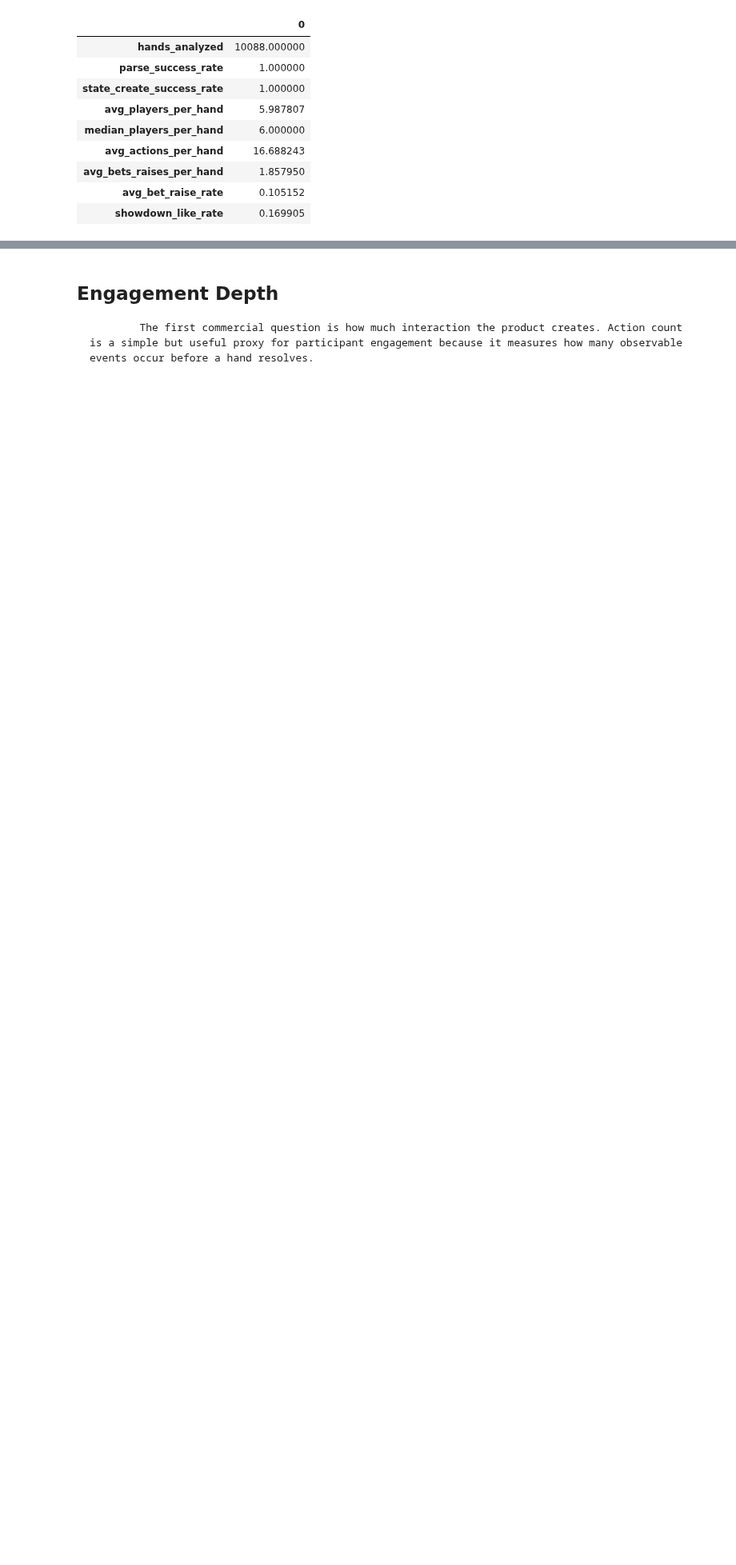
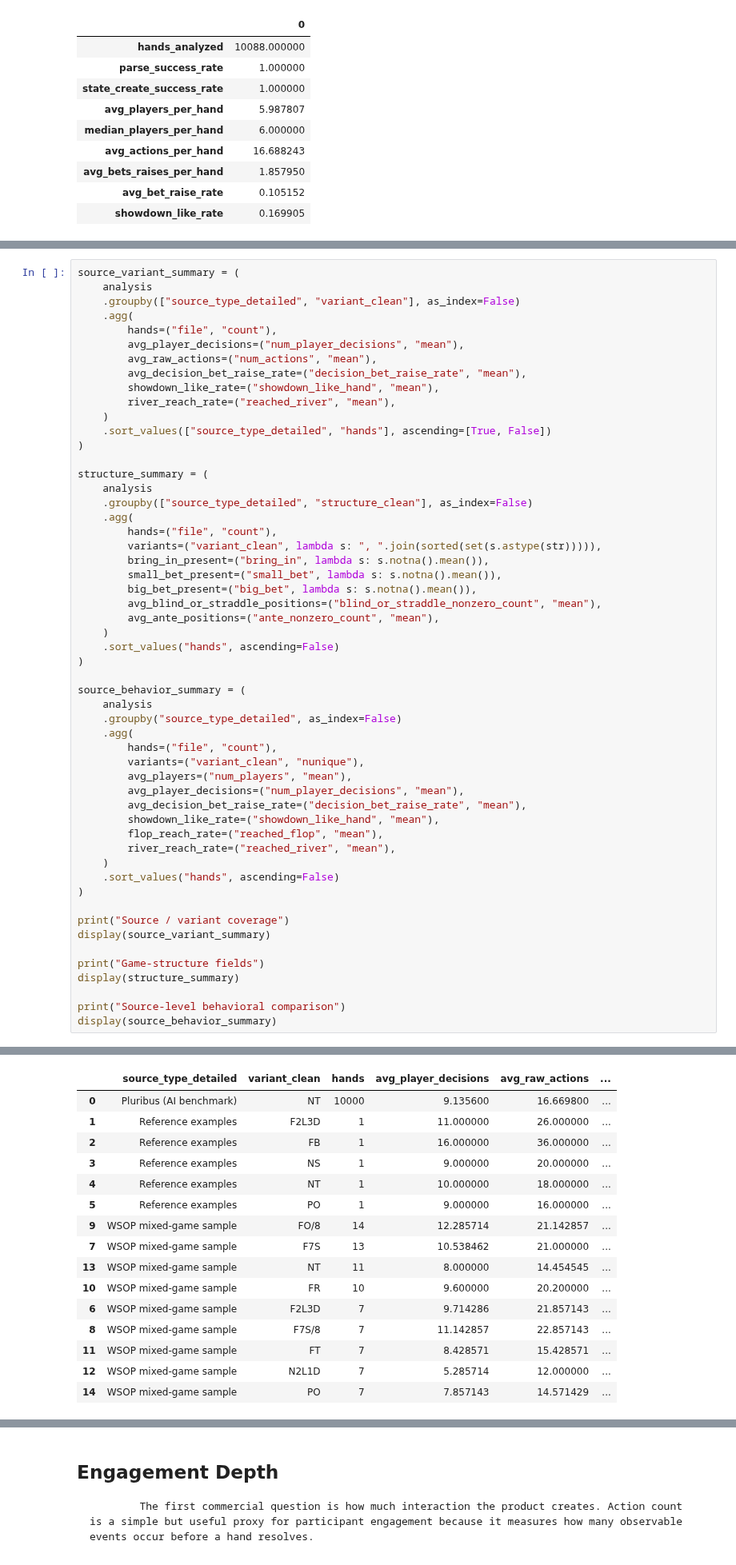
Before and after one commit to huntbrian1/pokerproject, a Jupyter notebook: notebooks/PokerProject2_behavioral_analytics.ipynb, the cells around one changed output, grey strips where cells are left out. Shown at 80% size. Drawn from its saved outputs; the diff is of its cells as text; blank space fills up the shorter version.

Commit message:
Strengthen PHH behavioral analytics case study

```diff
--- a/notebooks/PokerProject2_behavioral_analytics.ipynb
+++ b/notebooks/PokerProject2_behavioral_analytics.ipynb
@@ -741,0 +870,55 @@ commercial_summary.T
+# %%
+source_variant_summary = (
+    analysis
+    .groupby(["source_type_detailed", "variant_clean"], as_index=False)
+    .agg(
+        hands=("file", "count"),
+        avg_player_decisions=("num_player_decisions", "mean"),
+        avg_raw_actions=("num_actions", "mean"),
+        avg_decision_bet_raise_rate=("decision_bet_raise_rate", "mean"),
+        showdown_like_rate=("showdown_like_hand", "mean"),
+        river_reach_rate=("reached_river", "mean"),
+    )
+    .sort_values(["source_type_detailed", "hands"], ascending=[True, False])
+)
+
+structure_summary = (
+    analysis
+    .groupby(["source_type_detailed", "structure_clean"], as_index=False)
+    .agg(
+        hands=("file", "count"),
+        variants=("variant_clean", lambda s: ", ".join(sorted(set(s.astype(str))))),
+        bring_in_present=("bring_in", lambda s: s.notna().mean()),
+        small_bet_present=("small_bet", lambda s: s.notna().mean()),
+        big_bet_present=("big_bet", lambda s: s.notna().mean()),
+        avg_blind_or_straddle_positions=("blind_or_straddle_nonzero_count", "mean"),
+        avg_ante_positions=("ante_nonzero_count", "mean"),
+    )
+    .sort_values("hands", ascending=False)
+)
+
+source_behavior_summary = (
+    analysis
+    .groupby("source_type_detailed", as_index=False)
+    .agg(
+        hands=("file", "count"),
+        variants=("variant_clean", "nunique"),
+        avg_players=("num_players", "mean"),
+        avg_player_decisions=("num_player_decisions", "mean"),
+        avg_decision_bet_raise_rate=("decision_bet_raise_rate", "mean"),
+        showdown_like_rate=("showdown_like_hand", "mean"),
+        flop_reach_rate=("reached_flop", "mean"),
+        river_reach_rate=("reached_river", "mean"),
+    )
+    .sort_values("hands", ascending=False)
+)
+
+print("Source / variant coverage")
+display(source_variant_summary)
+
+print("Game-structure fields")
+display(structure_summary)
+
+print("Source-level behavioral comparison")
+display(source_behavior_summary)
+# %% [output]
@@ -741,0 +926,16 @@ commercial_summary.T
+|  | source_type_detailed | variant_clean | hands | avg_player_decisions | avg_raw_actions | ... |
+| 0 | Pluribus (AI benchmark) | NT | 10000 | 9.135600 | 16.669800 | ... |
+| 1 | Reference examples | F2L3D | 1 | 11.000000 | 26.000000 | ... |
+| 2 | Reference examples | FB | 1 | 16.000000 | 36.000000 | ... |
+| 3 | Reference examples | NS | 1 | 9.000000 | 20.000000 | ... |
+| 4 | Reference examples | NT | 1 | 10.000000 | 18.000000 | ... |
+| 5 | Reference examples | PO | 1 | 9.000000 | 16.000000 | ... |
+| 9 | WSOP mixed-game sample | FO/8 | 14 | 12.285714 | 21.142857 | ... |
+| 7 | WSOP mixed-game sample | F7S | 13 | 10.538462 | 21.000000 | ... |
+| 13 | WSOP mixed-game sample | NT | 11 | 8.000000 | 14.454545 | ... |
+| 10 | WSOP mixed-game sample | FR | 10 | 9.600000 | 20.200000 | ... |
+| 6 | WSOP mixed-game sample | F2L3D | 7 | 9.714286 | 21.857143 | ... |
+| 8 | WSOP mixed-game sample | F7S/8 | 7 | 11.142857 | 22.857143 | ... |
+| 11 | WSOP mixed-game sample | FT | 7 | 8.428571 | 15.428571 | ... |
+| 12 | WSOP mixed-game sample | N2L1D | 7 | 5.285714 | 12.000000 | ... |
+| 14 | WSOP mixed-game sample | PO | 7 | 7.857143 | 14.571429 | ... |
```
Also changed, not shown: parts of 21 cells of this notebook, 6 other files.
